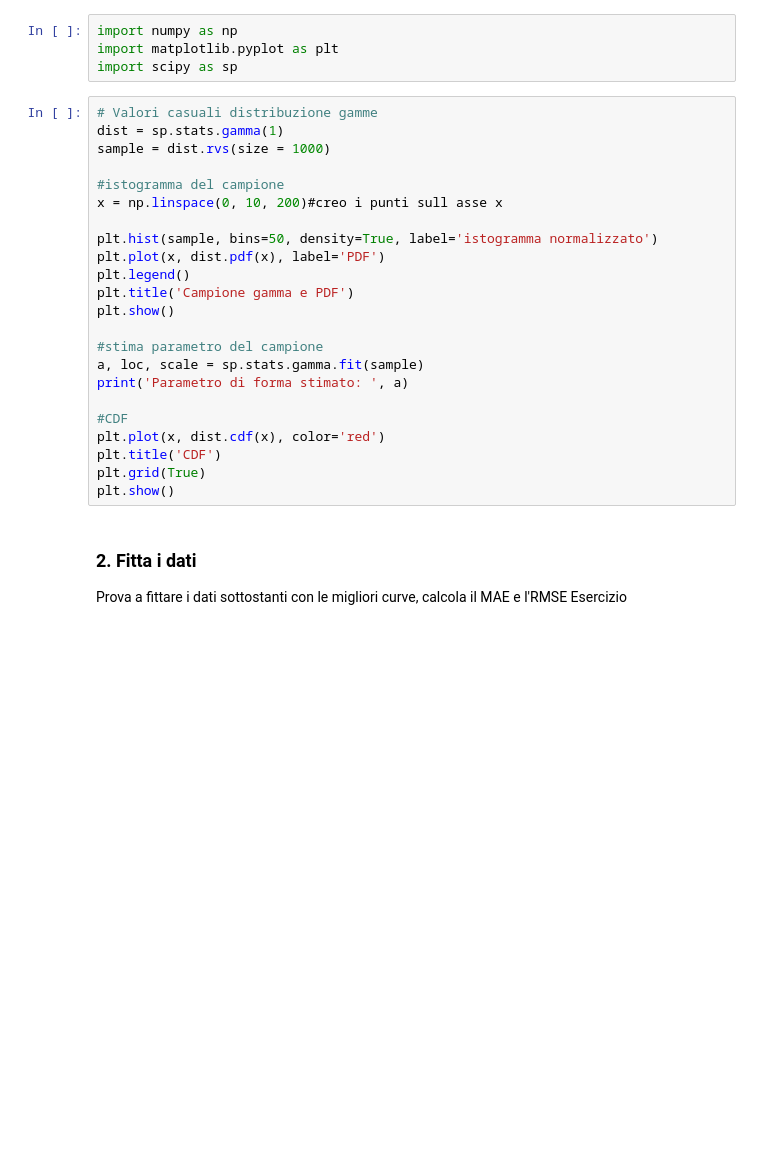
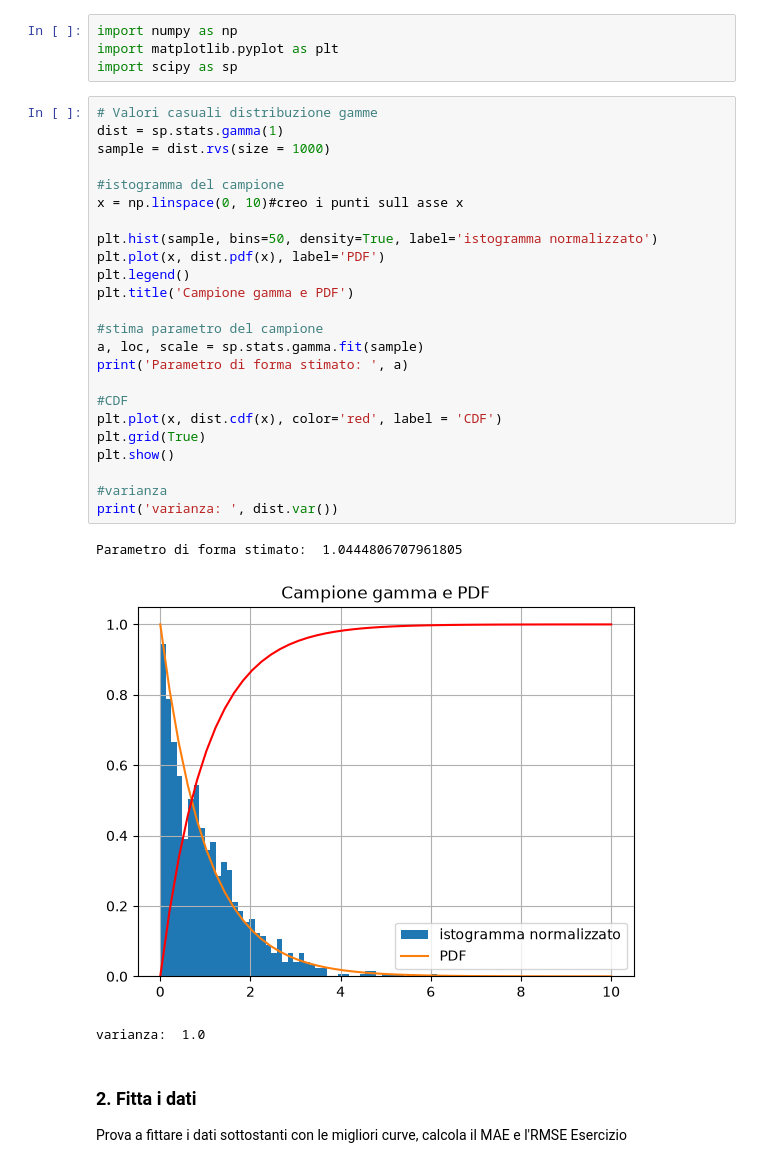
Before and after one commit to Andreabur06/ProgrammingLab, a Jupyter notebook: ESERCIZI/7.4_esercizi_lez7.ipynb, the cells around one changed output. Cells and saved outputs as stored; diff of their text form; blank space fills up the shorter version.

```diff
--- a/ESERCIZI/7.4_esercizi_lez7.ipynb
+++ b/ESERCIZI/7.4_esercizi_lez7.ipynb
@@ -20,26 +20,31 @@ import scipy as sp
 # %%
 # Valori casuali distribuzione gamme
 dist = sp.stats.gamma(1)
 sample = dist.rvs(size = 1000)
 
 #istogramma del campione
-x = np.linspace(0, 10, 200)#creo i punti sull asse x
+x = np.linspace(0, 10)#creo i punti sull asse x
 
 plt.hist(sample, bins=50, density=True, label='istogramma normalizzato')
 plt.plot(x, dist.pdf(x), label='PDF')
 plt.legend()
 plt.title('Campione gamma e PDF')
-plt.show()
 
 #stima parametro del campione
 a, loc, scale = sp.stats.gamma.fit(sample)
 print('Parametro di forma stimato: ', a)
 
 #CDF
-plt.plot(x, dist.cdf(x), color='red')
-plt.title('CDF')
+plt.plot(x, dist.cdf(x), color='red', label = 'CDF')
 plt.grid(True)
 plt.show()
+
+#varianza
+print('varianza: ', dist.var())
+# %% [output]
+Parametro di forma stimato:  1.0444806707961805
+[figure, added]
+varianza:  1.0
 # %% [markdown]
 ### **2. Fitta i dati**
 Prova a fittare i dati sottostanti con le migliori curve, calcola il MAE e l'RMSE
```
Also changed, not shown: parts of 3 cells of this notebook.
